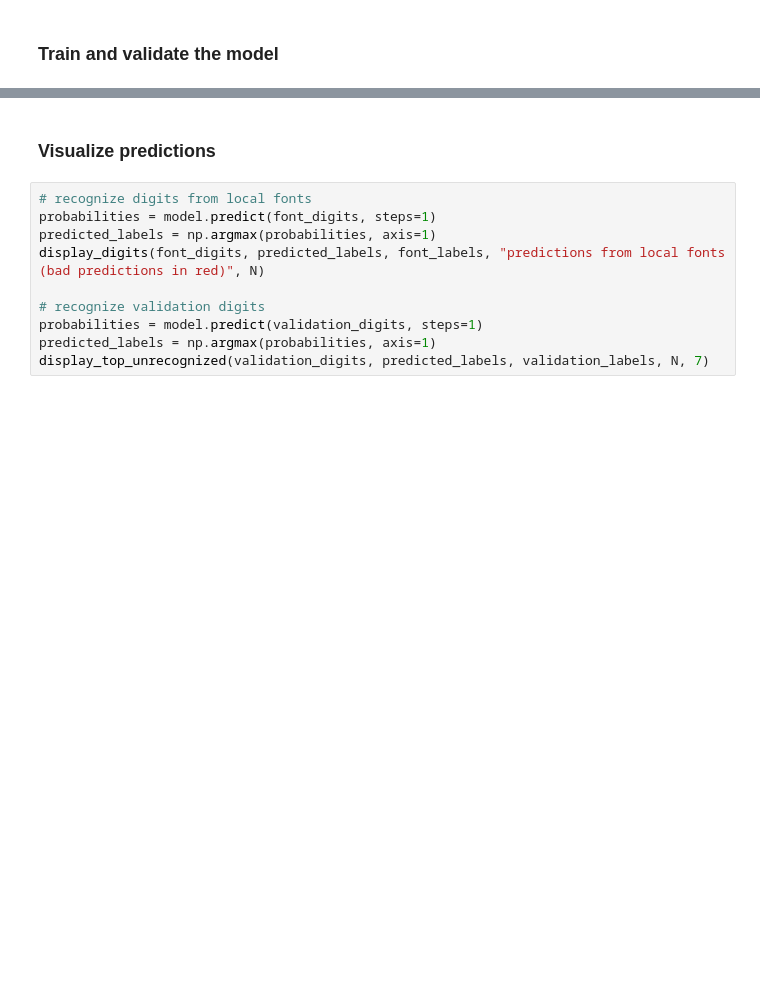
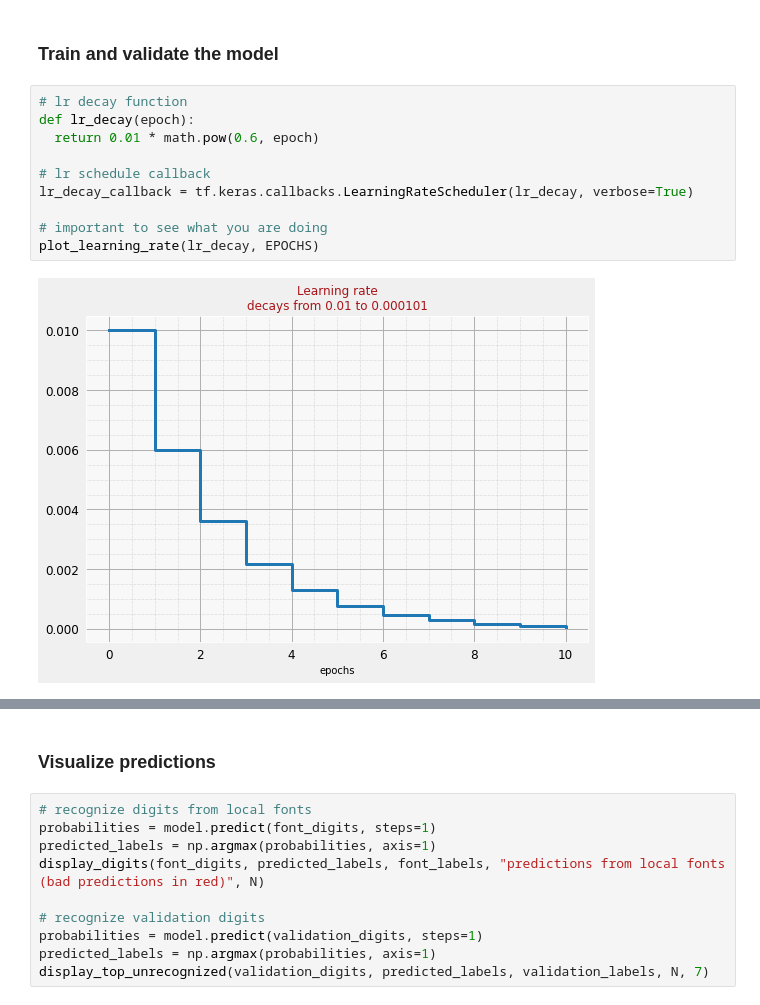
Before and after one commit to ubettercallsaul/Project-ML1, a Jupyter notebook: tensorflow-mnist-tutorial/keras_01_mnist.ipynb, the cells around one changed output, grey strips where cells are left out. Cells and saved outputs as stored; diff of their text form; blank space fills up the shorter version.

```diff
--- a/tensorflow-mnist-tutorial/keras_01_mnist.ipynb
+++ b/tensorflow-mnist-tutorial/keras_01_mnist.ipynb
@@ -261,5 +297,17 @@ plot_training = PlotTraining(sample_rate=10, zoom=1)
 # %% [markdown]
 ### Train and validate the model
+# %%
+# lr decay function
+def lr_decay(epoch):
+  return 0.01 * math.pow(0.6, epoch)
+
+# lr schedule callback
+lr_decay_callback = tf.keras.callbacks.LearningRateScheduler(lr_decay, verbose=True)
+
+# important to see what you are doing
+plot_learning_rate(lr_decay, EPOCHS)
+# %% [output]
+[figure, added]
 # %%
 steps_per_epoch = 60000//BATCH_SIZE  # 60,000 items in this dataset
 print("Steps per epoch: ", steps_per_epoch)
```
Also changed, not shown: parts of 5 cells of this notebook.
